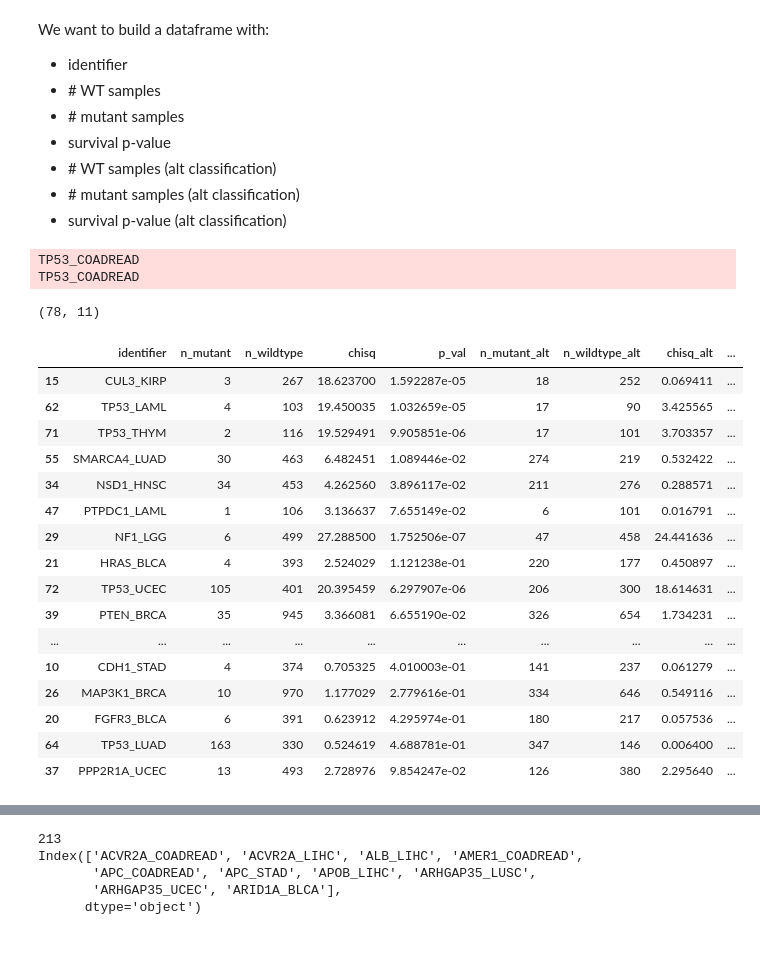
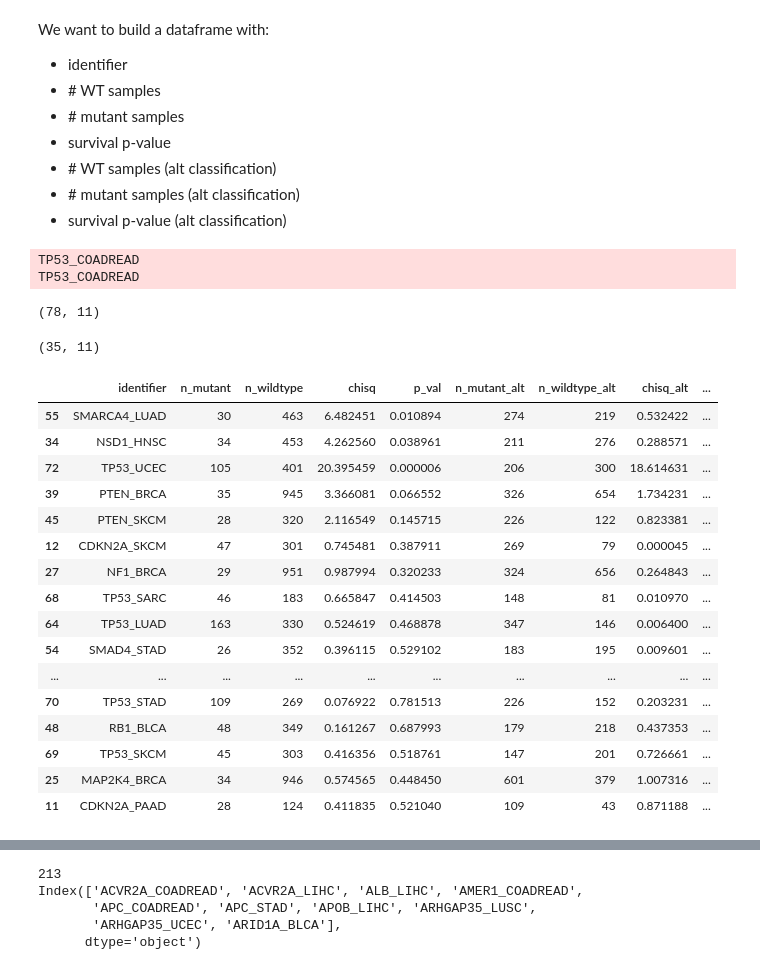
Before and after one commit to greenelab/mutation-fn, a Jupyter notebook: 6_survival_analysis/survival_hit_groups.ipynb, the cells around one changed output, grey strips where cells are left out. Saved outputs shown, nothing was run; the diff lists cells and outputs as text; code cells hidden in the pictures.

```diff
--- a/6_survival_analysis/survival_hit_groups.ipynb
+++ b/6_survival_analysis/survival_hit_groups.ipynb
@@ -472,28 +474,41 @@ class_2_surv_df['ts_diff'] = class_2_surv_df.chisq - class_2_surv_df.chisq_alt
 class_2_surv_df['p_val_diff'] = class_2_surv_df.p_val - class_2_surv_df.p_val_alt
 
 print(class_2_surv_df.shape)
-class_2_surv_df.sort_values(by='ts_diff', ascending=False).head(20)
 # %% [output]
 TP53_COADREAD
 TP53_COADREAD
 (78, 11)
-|  | identifier | n_mutant | n_wildtype | chisq | p_val | n_mutant_alt | n_wildtype_alt | chisq_alt | ... |
-| 15 | CUL3_KIRP | 3 | 267 | 18.623700 | 1.592287e-05 | 18 | 252 | 0.069411 | ... |
-| 62 | TP53_LAML | 4 | 103 | 19.450035 | 1.032659e-05 | 17 | 90 | 3.425565 | ... |
-| 71 | TP53_THYM | 2 | 116 | 19.529491 | 9.905851e-06 | 17 | 101 | 3.703357 | ... |
-| 55 | SMARCA4_LUAD | 30 | 463 | 6.482451 | 1.089446e-02 | 274 | 219 | 0.532422 | ... |
-| 34 | NSD1_HNSC | 34 | 453 | 4.262560 | 3.896117e-02 | 211 | 276 | 0.288571 | ... |
-| 47 | PTPDC1_LAML | 1 | 106 | 3.136637 | 7.655149e-02 | 6 | 101 | 0.016791 | ... |
-| 29 | NF1_LGG | 6 | 499 | 27.288500 | 1.752506e-07 | 47 | 458 | 24.441636 | ... |
-| 21 | HRAS_BLCA | 4 | 393 | 2.524029 | 1.121238e-01 | 220 | 177 | 0.450897 | ... |
-| 72 | TP53_UCEC | 105 | 401 | 20.395459 | 6.297907e-06 | 206 | 300 | 18.614631 | ... |
-| 39 | PTEN_BRCA | 35 | 945 | 3.366081 | 6.655190e-02 | 326 | 654 | 1.734231 | ... |
-| ... | ... | ... | ... | ... | ... | ... | ... | ... | ... |
-| 10 | CDH1_STAD | 4 | 374 | 0.705325 | 4.010003e-01 | 141 | 237 | 0.061279 | ... |
-| 26 | MAP3K1_BRCA | 10 | 970 | 1.177029 | 2.779616e-01 | 334 | 646 | 0.549116 | ... |
-| 20 | FGFR3_BLCA | 6 | 391 | 0.623912 | 4.295974e-01 | 180 | 217 | 0.057536 | ... |
-| 64 | TP53_LUAD | 163 | 330 | 0.524619 | 4.688781e-01 | 347 | 146 | 0.006400 | ... |
-| 37 | PPP2R1A_UCEC | 13 | 493 | 2.728976 | 9.854247e-02 | 126 | 380 | 2.295640 | ... |
+# %%
+# filter to genes that have at least MIN_N_MUTATED mutated samples
+if MIN_N_MUTATED > 0:
+    class_2_surv_df = (class_2_surv_df
+        .loc[(class_2_surv_df.n_mutant > MIN_N_MUTATED) &
+             (class_2_surv_df.n_wildtype > MIN_N_MUTATED) &
+             (class_2_surv_df.n_mutant_alt > MIN_N_MUTATED) &
+             (class_2_surv_df.n_wildtype_alt > MIN_N_MUTATED), :]
+    ).copy()
+
+print(class_2_surv_df.shape)
+class_2_surv_df.sort_values(by='ts_diff', ascending=False).head(20)
+# %% [output]
+(35, 11)
+|  | identifier | n_mutant | n_wildtype | chisq | p_val | n_mutant_alt | n_wildtype_alt | chisq_alt | ... |
+| 55 | SMARCA4_LUAD | 30 | 463 | 6.482451 | 0.010894 | 274 | 219 | 0.532422 | ... |
+| 34 | NSD1_HNSC | 34 | 453 | 4.262560 | 0.038961 | 211 | 276 | 0.288571 | ... |
+| 72 | TP53_UCEC | 105 | 401 | 20.395459 | 0.000006 | 206 | 300 | 18.614631 | ... |
+| 39 | PTEN_BRCA | 35 | 945 | 3.366081 | 0.066552 | 326 | 654 | 1.734231 | ... |
+| 45 | PTEN_SKCM | 28 | 320 | 2.116549 | 0.145715 | 226 | 122 | 0.823381 | ... |
+| 12 | CDKN2A_SKCM | 47 | 301 | 0.745481 | 0.387911 | 269 | 79 | 0.000045 | ... |
+| 27 | NF1_BRCA | 29 | 951 | 0.987994 | 0.320233 | 324 | 656 | 0.264843 | ... |
+| 68 | TP53_SARC | 46 | 183 | 0.665847 | 0.414503 | 148 | 81 | 0.010970 | ... |
+| 64 | TP53_LUAD | 163 | 330 | 0.524619 | 0.468878 | 347 | 146 | 0.006400 | ... |
+| 54 | SMAD4_STAD | 26 | 352 | 0.396115 | 0.529102 | 183 | 195 | 0.009601 | ... |
+| ... | ... | ... | ... | ... | ... | ... | ... | ... | ... |
+| 70 | TP53_STAD | 109 | 269 | 0.076922 | 0.781513 | 226 | 152 | 0.203231 | ... |
+| 48 | RB1_BLCA | 48 | 349 | 0.161267 | 0.687993 | 179 | 218 | 0.437353 | ... |
+| 69 | TP53_SKCM | 45 | 303 | 0.416356 | 0.518761 | 147 | 201 | 0.726661 | ... |
+| 25 | MAP2K4_BRCA | 34 | 946 | 0.574565 | 0.448450 | 601 | 379 | 1.007316 | ... |
+| 11 | CDKN2A_PAAD | 28 | 124 | 0.411835 | 0.521040 | 109 | 43 | 0.871188 | ... |
 # %%
 sns.set({'figure.figsize': (10, 8)})
 fig, axarr = plt.subplots(2, 1)
```
Also changed, not shown: parts of 14 cells of this notebook, 1 other file.
